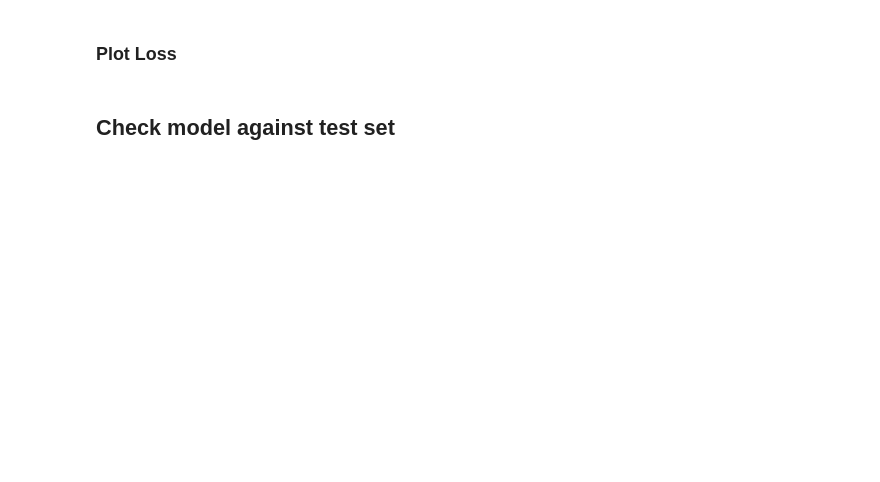
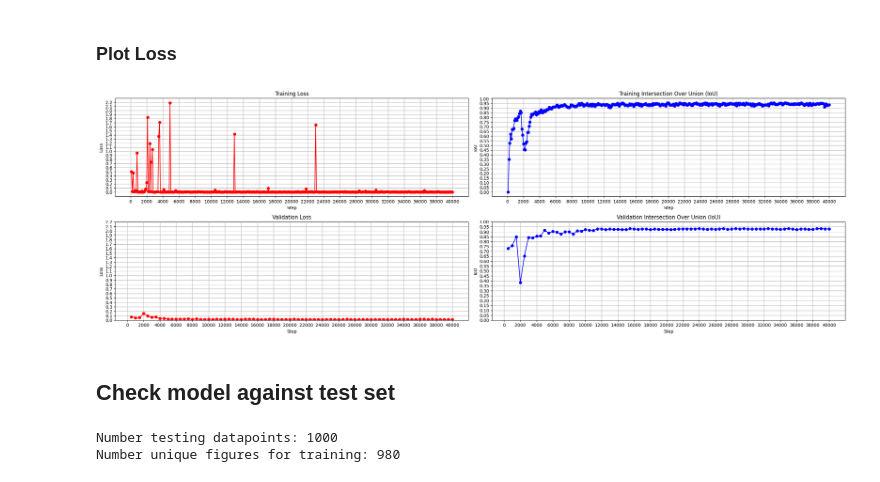
Before and after one commit to Accessibility-Research-Collective-UCI/sam2-figures, a Jupyter notebook: sam-scientific-figs.ipynb, the cells around one changed output. Drawn from its saved outputs; the diff is of its cells as text; code cells hidden in the pictures; blank space fills up the shorter version.

```diff
--- a/sam-scientific-figs.ipynb
+++ b/sam-scientific-figs.ipynb
@@ -498,7 +524,7 @@ model_cfg = "sam2.1_hiera_l.yaml"
 sam2_model = build_sam2(model_cfg, sam2_checkpoint, device="cuda")
 predictor = SAM2ImagePredictor(sam2_model)
 
-# predictor.model.image_encoder.train(True)
+predictor.model.image_encoder.train(True) # requires commenting out no_grad in SAM 2 to prevent gradient collection
 predictor.model.sam_mask_decoder.train(True)
 predictor.model.sam_prompt_encoder.train(True)
 
@@ -569,44 +601,47 @@ epochs_train = [x * 100 for x in list(range(1, len(train_loss) + 1))]
 epochs_val = [x * 500 for x in list(range(1, len(val_loss)+1))]
 
 # Create subplots in 2 rows, 2 columns
-fig, axs = plt.subplots(2, 2, figsize=(12, 8))
+fig, axs = plt.subplots(2, 2, figsize=(24, 8))
+x_ticks = np.arange(0, NO_OF_STEPS + 1, 2000)
 
 # Top row: Training
 axs[0, 0].plot(epochs_train, train_loss, label='Train Loss', marker='o', color='red')
 axs[0, 0].set_title('Training Loss')
 axs[0, 0].set_xlabel('Step')
 axs[0, 0].set_ylabel('Loss')
 axs[0, 0].grid(True)
-axs[0, 0].set_xticks(np.arange(0, NO_OF_STEPS + 1, 500))
+axs[0, 0].set_xticks(x_ticks)
 axs[0, 0].set_yticks(np.arange(0, max(max(train_loss), max(val_loss)) + 0.1, 0.1))
 
 axs[0, 1].plot(epochs_train, train_iou, label='Train IoU', marker='o', color='blue')
 axs[0, 1].set_title('Training Intersection Over Union (IoU)')
 axs[0, 1].set_xlabel('Step')
 axs[0, 1].set_ylabel('IoU')
 axs[0, 1].grid(True)
-axs[0, 1].set_xticks(np.arange(0, NO_OF_STEPS + 1, 500))
+axs[0, 1].set_xticks(x_ticks)
 axs[0, 1].set_yticks(np.arange(0, max(max(max(val_iou), max(train_iou)), 1) + 0.01, 0.05))
 
 # Bottom row: Validation
 axs[1, 0].plot(epochs_val, val_loss, label='Validation Loss', marker='o', color='red')
 axs[1, 0].set_title('Validation Loss')
 axs[1, 0].set_xlabel('Step')
 axs[1, 0].set_ylabel('Loss')
 axs[1, 0].grid(True)
-axs[1, 0].set_xticks(np.arange(0, NO_OF_STEPS + 1, 500))
+axs[1, 0].set_xticks(x_ticks)
 axs[1, 0].set_yticks(np.arange(0, max(max(train_loss), max(val_loss)) + 0.1, 0.1))
 
 axs[1, 1].plot(epochs_val, val_iou, label='Validation IoU', marker='o', color='blue')
 axs[1, 1].set_title('Validation Intersection Over Union (IoU)')
 axs[1, 1].set_xlabel('Step')
 axs[1, 1].set_ylabel('IoU')
 axs[1, 1].grid(True)
-axs[1, 1].set_xticks(np.arange(0, NO_OF_STEPS + 1, 500))
+axs[1, 1].set_xticks(x_ticks)
 axs[1, 1].set_yticks(np.arange(0, max(max(max(val_iou), max(train_iou)), 1) + 0.01, 0.05))
 
 plt.tight_layout()
 plt.show()
+# %% [output]
+[figure, added]
 # %% [markdown]
 ## Check model against test set
 # %%
@@ -615,5 +650,8 @@ test_data = read_jsons(test_metadata)
 
 print(f"Number testing datapoints: {len(test_data)}")
 print(f"Number unique figures for training: {len(set([x['image'] for x in test_data]))}")
+# %% [output]
+Number testing datapoints: 1000
+Number unique figures for training: 980
 # %%
 test_data[0]
```
Also changed, not shown: parts of 8 cells of this notebook, 1 other file.
